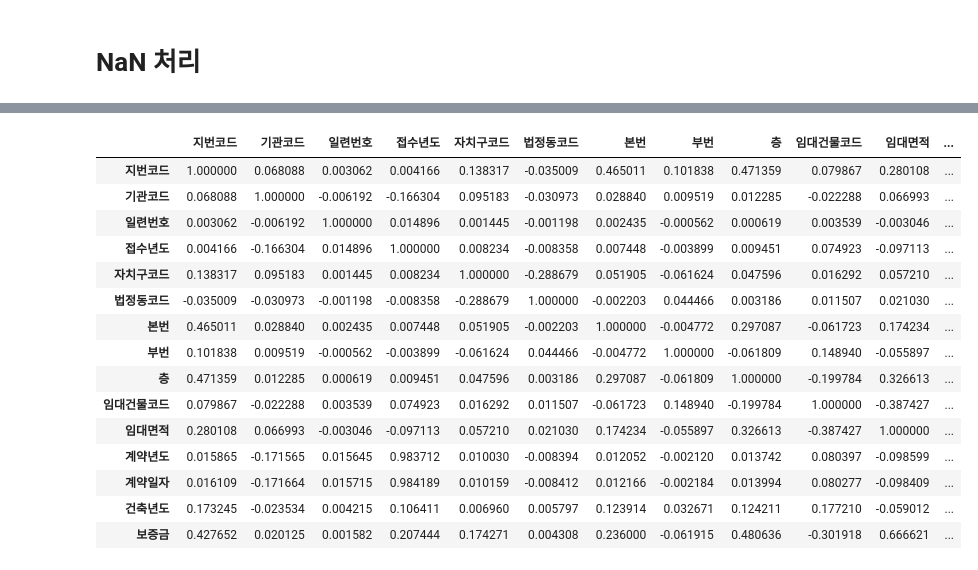
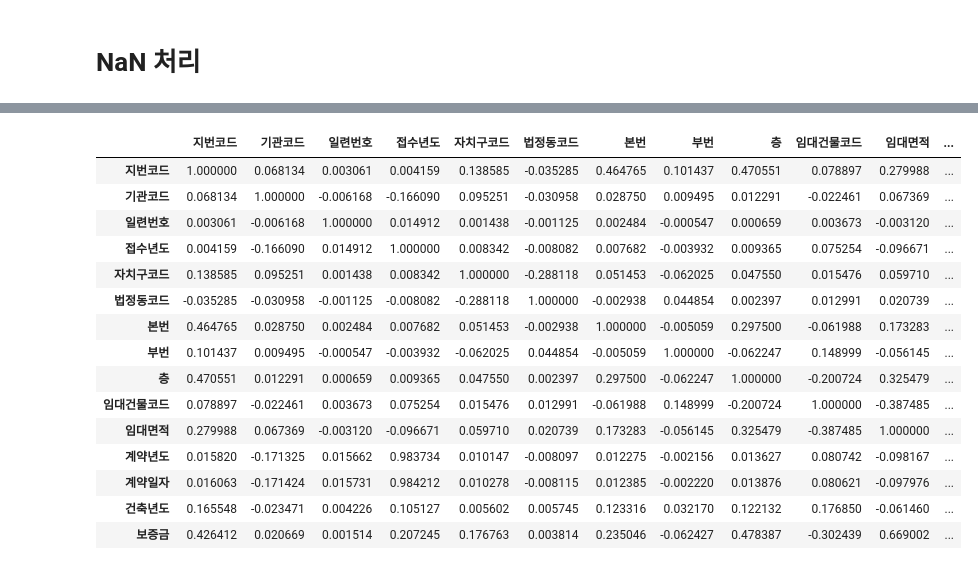
Before and after one commit to oftto/seoul_house, a Jupyter notebook: final_prepro_EDA.ipynb, the cells around one changed output, grey strips where cells are left out. Cells and saved outputs as stored; diff of their text form; code cells hidden in the pictures.

```diff
--- a/final_prepro_EDA.ipynb
+++ b/final_prepro_EDA.ipynb
@@ -122,4 +127,4 @@ memory usage: 550.7+ MB
 # %%
 전세.to_csv("./seoul_house_200701_201906_final_data.csv" , index=False, encoding = 'utf-8')
 # %%
-전세 = pd.read_csv("./gdrive/My Drive/Colab/seoul_house_200701_201906_final_data.csv" , encoding = 'utf-8')
+#전세 = pd.read_csv("./seoul_house_200701_201906_final_data.csv" , encoding = 'utf-8')
@@ -318,3 +339,5 @@ data[data.지번코드.isnull()]
+# %%
+data['임대면적'] = data['임대면적'].fillna(59.61)
 # %%
 data[data.건축년도.isnull()]
 # %% [output]
@@ -339,3 +366,5 @@ data[data.건축년도.isnull()]
+# %%
+data['건축년도'] = data['건축년도'].fillna(1999.0).astype('int32')
 # %%
 data[data['접수년도']!= data['계약년도']]
 # %% [output]
@@ -378,0 +389,2 @@ Name: 1655735, dtype: object
+# %%
+final = data.dropna(how = 'any').reset_index(drop=True)
@@ -379,19 +410,19 @@ Name: 1655735, dtype: object
 # %%
-data.corr()
+final.corr()
 # %% [output]
 |  | 지번코드 | 기관코드 | 일련번호 | 접수년도 | 자치구코드 | 법정동코드 | 본번 | 부번 | 층 | 임대건물코드 | 임대면적 | ... |
-| 지번코드 | 1.000000 | 0.068088 | 0.003062 | 0.004166 | 0.138317 | -0.035009 | 0.465011 | 0.101838 | 0.471359 | 0.079867 | 0.280108 | ... |
-| 기관코드 | 0.068088 | 1.000000 | -0.006192 | -0.166304 | 0.095183 | -0.030973 | 0.028840 | 0.009519 | 0.012285 | -0.022288 | 0.066993 | ... |
-| 일련번호 | 0.003062 | -0.006192 | 1.000000 | 0.014896 | 0.001445 | -0.001198 | 0.002435 | -0.000562 | 0.000619 | 0.003539 | -0.003046 | ... |
-| 접수년도 | 0.004166 | -0.166304 | 0.014896 | 1.000000 | 0.008234 | -0.008358 | 0.007448 | -0.003899 | 0.009451 | 0.074923 | -0.097113 | ... |
-| 자치구코드 | 0.138317 | 0.095183 | 0.001445 | 0.008234 | 1.000000 | -0.288679 | 0.051905 | -0.061624 | 0.047596 | 0.016292 | 0.057210 | ... |
-| 법정동코드 | -0.035009 | -0.030973 | -0.001198 | -0.008358 | -0.288679 | 1.000000 | -0.002203 | 0.044466 | 0.003186 | 0.011507 | 0.021030 | ... |
-| 본번 | 0.465011 | 0.028840 | 0.002435 | 0.007448 | 0.051905 | -0.002203 | 1.000000 | -0.004772 | 0.297087 | -0.061723 | 0.174234 | ... |
-| 부번 | 0.101838 | 0.009519 | -0.000562 | -0.003899 | -0.061624 | 0.044466 | -0.004772 | 1.000000 | -0.061809 | 0.148940 | -0.055897 | ... |
-| 층 | 0.471359 | 0.012285 | 0.000619 | 0.009451 | 0.047596 | 0.003186 | 0.297087 | -0.061809 | 1.000000 | -0.199784 | 0.326613 | ... |
-| 임대건물코드 | 0.079867 | -0.022288 | 0.003539 | 0.074923 | 0.016292 | 0.011507 | -0.061723 | 0.148940 | -0.199784 | 1.000000 | -0.387427 | ... |
-| 임대면적 | 0.280108 | 0.066993 | -0.003046 | -0.097113 | 0.057210 | 0.021030 | 0.174234 | -0.055897 | 0.326613 | -0.387427 | 1.000000 | ... |
-| 계약년도 | 0.015865 | -0.171565 | 0.015645 | 0.983712 | 0.010030 | -0.008394 | 0.012052 | -0.002120 | 0.013742 | 0.080397 | -0.098599 | ... |
-| 계약일자 | 0.016109 | -0.171664 | 0.015715 | 0.984189 | 0.010159 | -0.008412 | 0.012166 | -0.002184 | 0.013994 | 0.080277 | -0.098409 | ... |
-| 건축년도 | 0.173245 | -0.023534 | 0.004215 | 0.106411 | 0.006960 | 0.005797 | 0.123914 | 0.032671 | 0.124211 | 0.177210 | -0.059012 | ... |
-| 보증금 | 0.427652 | 0.020125 | 0.001582 | 0.207444 | 0.174271 | 0.004308 | 0.236000 | -0.061915 | 0.480636 | -0.301918 | 0.666621 | ... |
+| 지번코드 | 1.000000 | 0.068134 | 0.003061 | 0.004159 | 0.138585 | -0.035285 | 0.464765 | 0.101437 | 0.470551 | 0.078897 | 0.279988 | ... |
+| 기관코드 | 0.068134 | 1.000000 | -0.006168 | -0.166090 | 0.095251 | -0.030958 | 0.028750 | 0.009495 | 0.012291 | -0.022461 | 0.067369 | ... |
+| 일련번호 | 0.003061 | -0.006168 | 1.000000 | 0.014912 | 0.001438 | -0.001125 | 0.002484 | -0.000547 | 0.000659 | 0.003673 | -0.003120 | ... |
+| 접수년도 | 0.004159 | -0.166090 | 0.014912 | 1.000000 | 0.008342 | -0.008082 | 0.007682 | -0.003932 | 0.009365 | 0.075254 | -0.096671 | ... |
+| 자치구코드 | 0.138585 | 0.095251 | 0.001438 | 0.008342 | 1.000000 | -0.288118 | 0.051453 | -0.062025 | 0.047550 | 0.015476 | 0.059710 | ... |
+| 법정동코드 | -0.035285 | -0.030958 | -0.001125 | -0.008082 | -0.288118 | 1.000000 | -0.002938 | 0.044854 | 0.002397 | 0.012991 | 0.020739 | ... |
+| 본번 | 0.464765 | 0.028750 | 0.002484 | 0.007682 | 0.051453 | -0.002938 | 1.000000 | -0.005059 | 0.297500 | -0.061988 | 0.173283 | ... |
+| 부번 | 0.101437 | 0.009495 | -0.000547 | -0.003932 | -0.062025 | 0.044854 | -0.005059 | 1.000000 | -0.062247 | 0.148999 | -0.056145 | ... |
+| 층 | 0.470551 | 0.012291 | 0.000659 | 0.009365 | 0.047550 | 0.002397 | 0.297500 | -0.062247 | 1.000000 | -0.200724 | 0.325479 | ... |
+| 임대건물코드 | 0.078897 | -0.022461 | 0.003673 | 0.075254 | 0.015476 | 0.012991 | -0.061988 | 0.148999 | -0.200724 | 1.000000 | -0.387485 | ... |
+| 임대면적 | 0.279988 | 0.067369 | -0.003120 | -0.096671 | 0.059710 | 0.020739 | 0.173283 | -0.056145 | 0.325479 | -0.387485 | 1.000000 | ... |
+| 계약년도 | 0.015820 | -0.171325 | 0.015662 | 0.983734 | 0.010147 | -0.008097 | 0.012275 | -0.002156 | 0.013627 | 0.080742 | -0.098167 | ... |
+| 계약일자 | 0.016063 | -0.171424 | 0.015731 | 0.984212 | 0.010278 | -0.008115 | 0.012385 | -0.002220 | 0.013876 | 0.080621 | -0.097976 | ... |
+| 건축년도 | 0.165548 | -0.023471 | 0.004226 | 0.105127 | 0.005602 | 0.005745 | 0.123316 | 0.032170 | 0.122132 | 0.176850 | -0.061460 | ... |
+| 보증금 | 0.426412 | 0.020669 | 0.001514 | 0.207245 | 0.176763 | 0.003814 | 0.235046 | -0.062427 | 0.478387 | -0.302439 | 0.669002 | ... |
```
Also changed, not shown: parts of 36 cells of this notebook.
